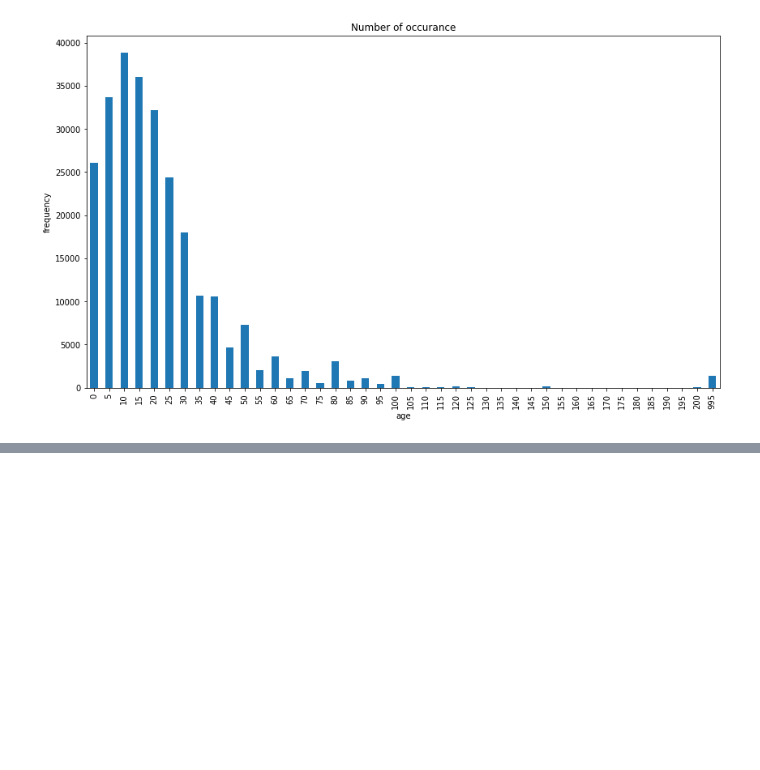
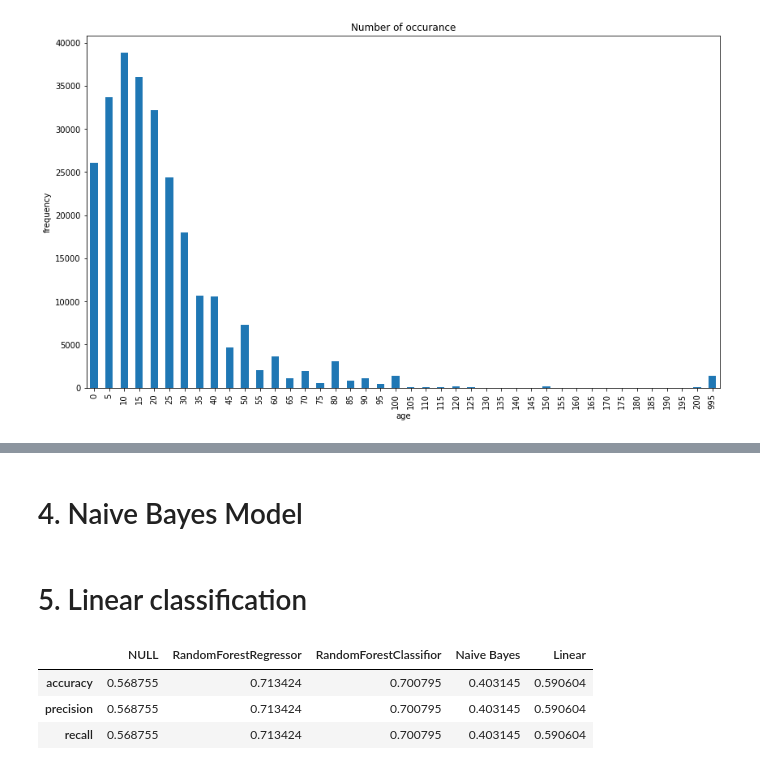
Before and after one commit to namanjn1988/EarthQuakeDamage, a Jupyter notebook: EarthQuakePrediction.ipynb, the cells around one changed output, grey strips where cells are left out. Saved outputs shown, nothing was run; the diff lists cells and outputs as text; code cells hidden in the pictures; blank space fills up the shorter version.

```diff
--- a/EarthQuakePrediction.ipynb
+++ b/EarthQuakePrediction.ipynb
@@ -289,0 +211,2 @@ f1_score(y_test, y_pred,  average='micro')
+# %% [markdown]
+# 4. Naive Bayes Model
@@ -289,0 +223,2 @@ f1_score(y_test, y_pred,  average='micro')
+# %% [markdown]
+# 5. Linear classification
@@ -289,0 +235,7 @@ f1_score(y_test, y_pred,  average='micro')
+# %%
+metrics
+# %% [output]
+|  | NULL | RandomForestRegressor | RandomForestClassifior | Naive Bayes | Linear |
+| accuracy | 0.568755 | 0.713424 | 0.700795 | 0.403145 | 0.590604 |
+| precision | 0.568755 | 0.713424 | 0.700795 | 0.403145 | 0.590604 |
+| recall | 0.568755 | 0.713424 | 0.700795 | 0.403145 | 0.590604 |
```
Also changed, not shown: parts of 28 cells of this notebook.
